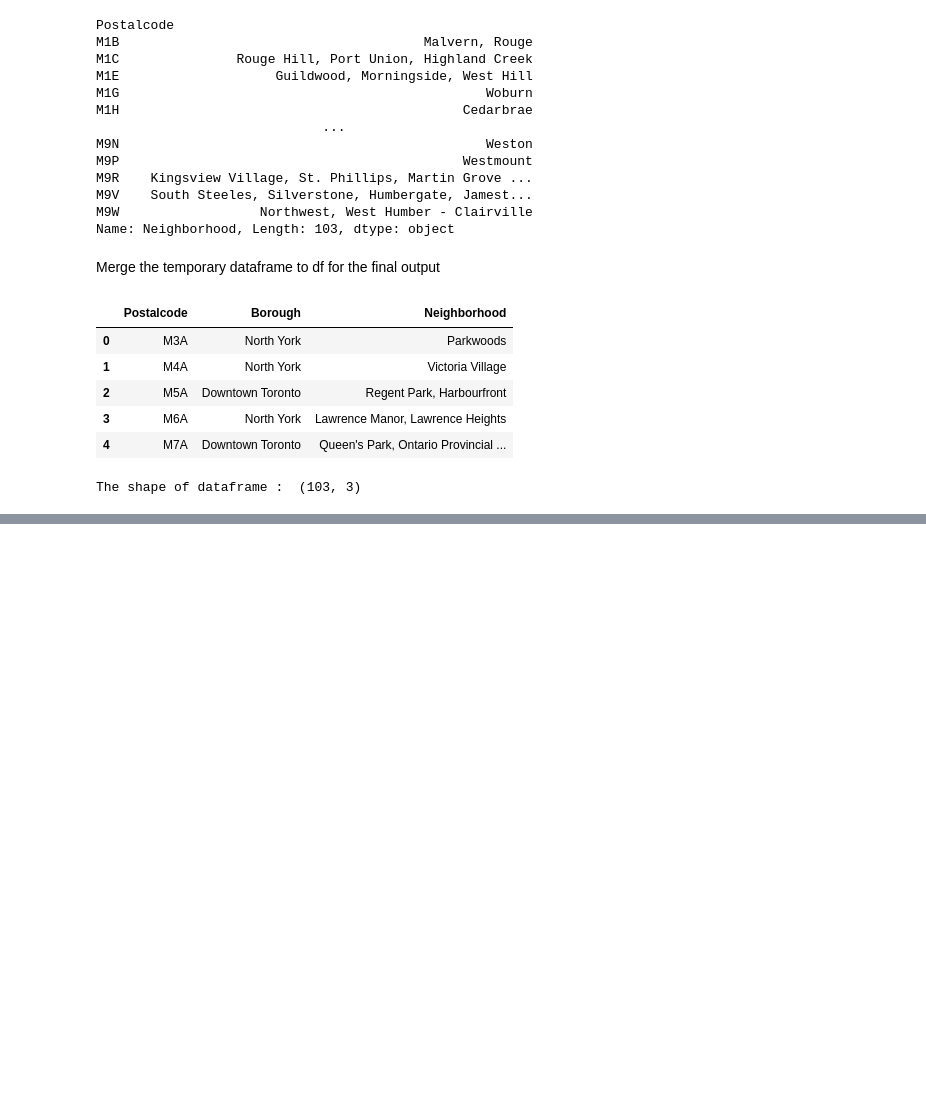
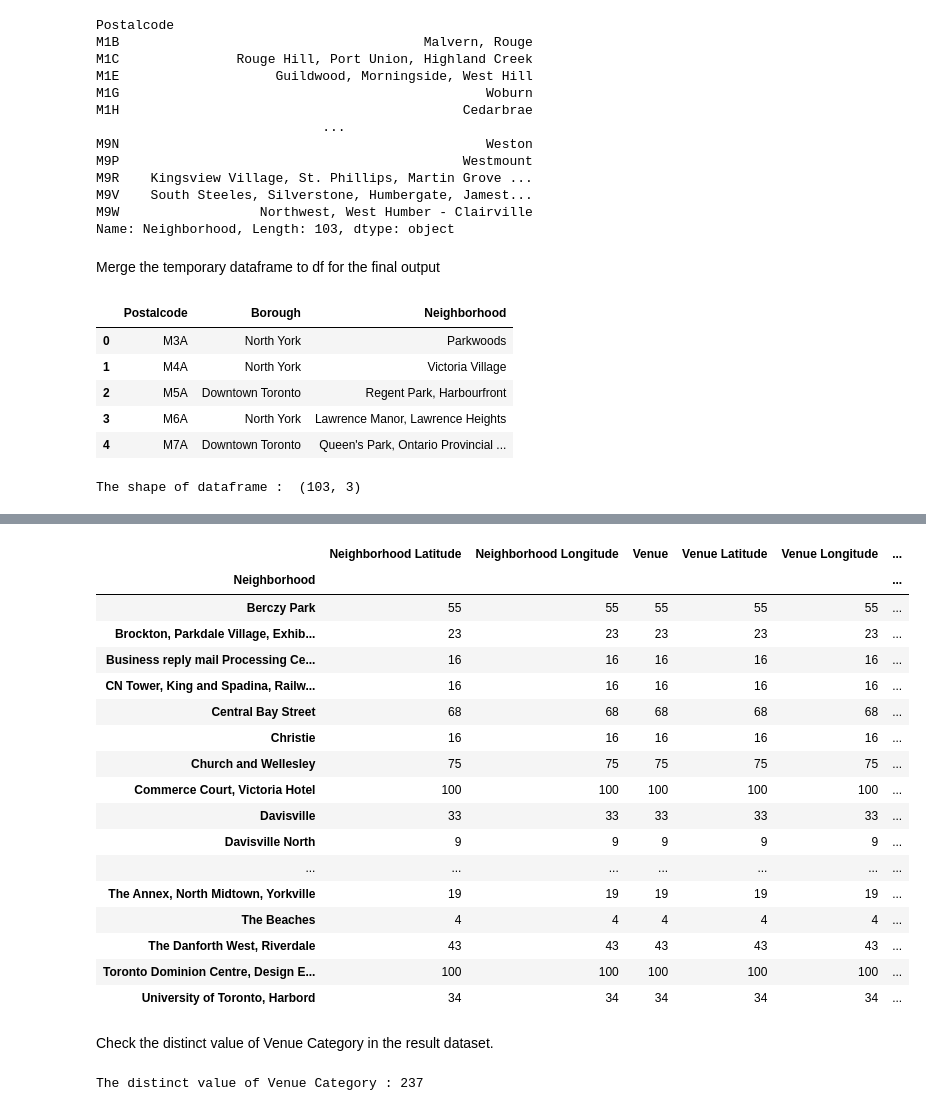
Before and after one commit to kayagi/Applied-Data-Science-Capstone, a Jupyter notebook: Week 3 Assignment final.ipynb, the cells around one changed output, grey strips where cells are left out. Drawn from its saved outputs; the diff is of its cells as text; code cells hidden in the pictures; blank space fills up the shorter version.

```diff
--- a/Week 3 Assignment final.ipynb
+++ b/Week 3 Assignment final.ipynb
@@ -125,0 +138,15 @@ The shape of dataframe :  (103, 3)
+# %%
+def get_geocode(postal_code):
+    # initialize your variable to None
+    lat_lng_coords = None
+    while(lat_lng_coords is None):
+        g = geocoder.google('{}, Toronto, Ontario'.format(postal_code))
+        lat_lng_coords = g.latlng
+    latitude = lat_lng_coords[0]
+    longitude = lat_lng_coords[1]
+    return latitude,longitude
+df_geo_coor.rename(columns={'Postal Code':'Postalcode'},inplace=True)
+# %%
+# Merge the 2 tables into a new one with key Postalcode
+geo_merged = pd.merge(df_merge,df_geo_coor, on='Postalcode')
+geo_merged.head()
@@ -125,0 +162,3 @@ The shape of dataframe :  (103, 3)
+# %%
+# select data which contains the key word Toronto
+Toronto_df=geo_merged[geo_merged['Borough'].str.contains("Toronto")]
@@ -125,0 +212,6 @@ The shape of dataframe :  (103, 3)
+# %%
+# Call the defined function by passing the list of Toronto_df
+result_venues = getNearbyVenues(names=Toronto_df['Neighborhood'],
+                                   latitudes=Toronto_df['Latitude'],
+                                   longitudes=Toronto_df['Longitude']
+                                  )
@@ -125,0 +245,27 @@ The shape of dataframe :  (103, 3)
+# %%
+result_venues.groupby('Neighborhood').count()
+# %% [output]
+|  | Neighborhood Latitude | Neighborhood Longitude | Venue | Venue Latitude | Venue Longitude | ... |
+| Neighborhood |  |  |  |  |  | ... |
+| Berczy Park | 55 | 55 | 55 | 55 | 55 | ... |
+| Brockton, Parkdale Village, Exhib... | 23 | 23 | 23 | 23 | 23 | ... |
+| Business reply mail Processing Ce... | 16 | 16 | 16 | 16 | 16 | ... |
+| CN Tower, King and Spadina, Railw... | 16 | 16 | 16 | 16 | 16 | ... |
+| Central Bay Street | 68 | 68 | 68 | 68 | 68 | ... |
+| Christie | 16 | 16 | 16 | 16 | 16 | ... |
+| Church and Wellesley | 75 | 75 | 75 | 75 | 75 | ... |
+| Commerce Court, Victoria Hotel | 100 | 100 | 100 | 100 | 100 | ... |
+| Davisville | 33 | 33 | 33 | 33 | 33 | ... |
+| Davisville North | 9 | 9 | 9 | 9 | 9 | ... |
+| ... | ... | ... | ... | ... | ... | ... |
+| The Annex, North Midtown, Yorkville | 19 | 19 | 19 | 19 | 19 | ... |
+| The Beaches | 4 | 4 | 4 | 4 | 4 | ... |
+| The Danforth West, Riverdale | 43 | 43 | 43 | 43 | 43 | ... |
+| Toronto Dominion Centre, Design E... | 100 | 100 | 100 | 100 | 100 | ... |
+| University of Toronto, Harbord | 34 | 34 | 34 | 34 | 34 | ... |
+# %% [markdown]
+Check the distinct value of Venue Category in the result dataset.
+# %%
+print('The distinct value of Venue Category : {}'.format(len(result_venues['Venue Category'].unique())))
+# %% [output]
+The distinct value of Venue Category : 237
```
Also changed, not shown: parts of 27 cells of this notebook.
